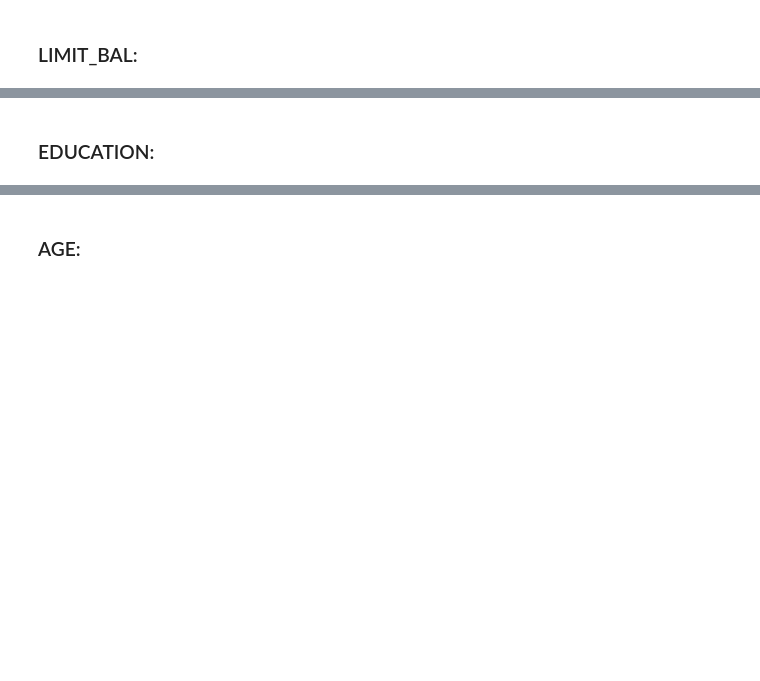
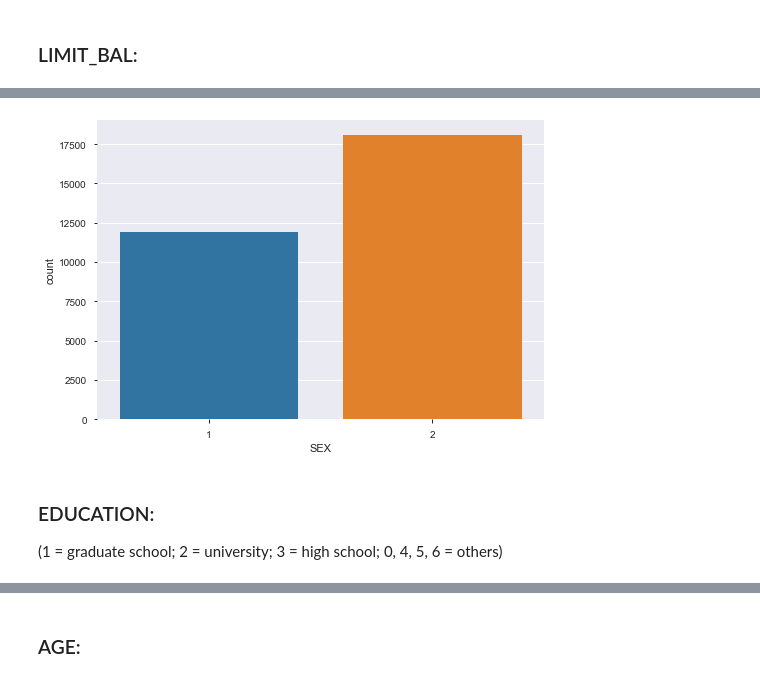
Before and after one commit to TomeBorges/Credit-One, a Jupyter notebook: TOMÉ_BORGES_dasa204_Course2_Task2.ipynb, the cells around one changed output, grey strips where cells are left out. Saved outputs shown, nothing was run; the diff lists cells and outputs as text; code cells hidden in the pictures; blank space fills up the shorter version.

```diff
--- a/TOMÉ_BORGES_dasa204_Course2_Task2.ipynb
+++ b/TOMÉ_BORGES_dasa204_Course2_Task2.ipynb
@@ -674,2 +818,8 @@ plt.show()
+# %%
+ax = sns.countplot(x="SEX", data = df)
+plt.show()
+# %% [output]
+[figure, added]
 # %% [markdown]
 ### EDUCATION:
+(1 = graduate school; 2 = university; 3 = high school; 0, 4, 5, 6 = others)
```
Also changed, not shown: parts of 14 cells of this notebook.
